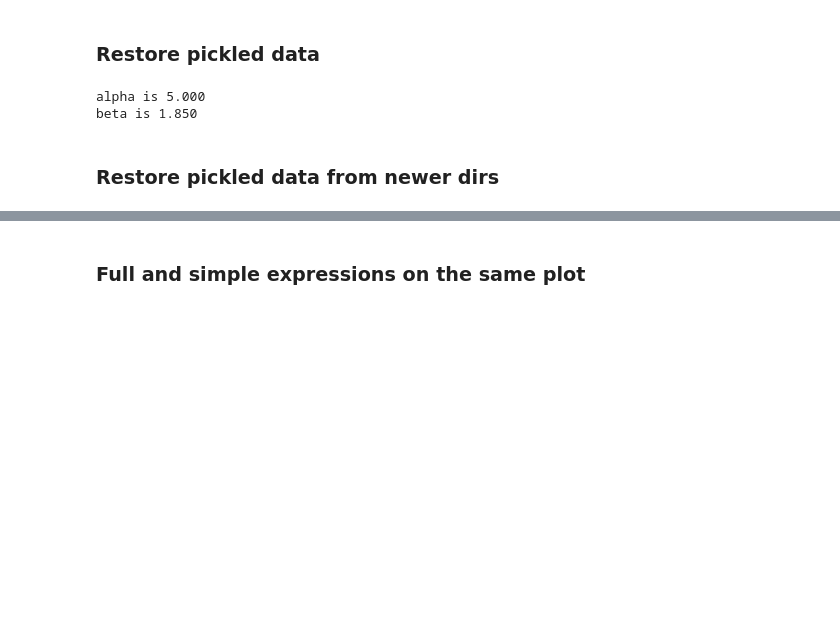
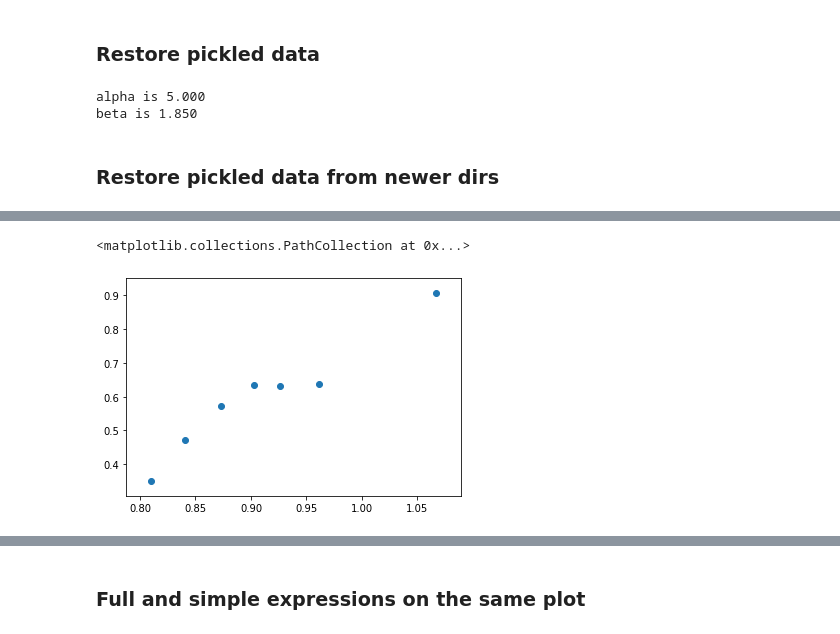
Before and after one commit to adameshel/spatial_autocorrelation, a Jupyter notebook: Autocorr/auto_corr.ipynb, the cells around one changed output, grey strips where cells are left out. Cells and saved outputs as stored; diff of their text form; code cells hidden in the pictures; blank space fills up the shorter version.

```diff
--- a/Autocorr/auto_corr.ipynb
+++ b/Autocorr/auto_corr.ipynb
@@ -26,6 +26,7 @@ def split_at(s, c, n):
 full_expr = False # Full or simplified expression
 alpha_beta_95 = False # When false alpha and beta are optimized
 printing = True
+epsilon = 1e-7
 # %%
 def acf_original(h, alpha, beta):
     return beta * np.exp(-(h/alpha))
@@ -91,13 +92,16 @@ def alpha_L(x,a,alpha_0):
 #     return alpha_0 + a*x[0]**(1+(a*x[1]))
     return a*x[0]*(x[1]) + alpha_0
 
-def beta_L(x,b,beta_0):
+def beta_L(x,b,beta_0,alpha_0):
     return beta_0*np.exp(-x/(b*alpha_0))
 #     return alpha_0*b*x + beta_0
 
-def gamma_L(x,c1,c2):
+# def gamma_L(x,c1,c2):
+# #     return c*x + 1
+#     return c1*x**c2 + 1
+def gamma_L(x,c,gamma_0):
 #     return c*x + 1
-    return c1*x**c2 + 1
+    return c*x + c2
 
 def alpha_L_inv(x,a,alpha,bias=0):
     '''x is a (2,N) array with L and gamma_L'''
@@ -665,0 +715,12 @@ beta is 8.500
+# %%
+my_path = Path('/home/adameshel/Documents/code/autocorr/changing_gamma/')
+    # my_path = Path('/home/adameshel/Documents/code/autocorr/with_gamma_big/')
+    # my_path = Path('/home/adameshel/Documents/code/autocorr/with_gamma_big_True_specific/')
+files = os.listdir(my_path)
+list_of_files = []
+l_sort = []
+for file in files:
+    if 'Ls_hs_Rrmat_a_300b_750' in file:
+        list_of_files.append(file)
+        l_sort.append(float(split_at(split_at(file,'g_',1)[1],'False',1)[0])/1e3)
+[x for _, x in sorted(zip(l_sort, list_of_files))]
@@ -665,0 +917,5 @@ beta is 8.500
+# %%
+plt.scatter(arr_a,arr_c)
+# %% [output]
+<matplotlib.collections.PathCollection at 0x...>
+[figure, added]
```
Also changed, not shown: parts of 17 cells of this notebook, 2 other files.
